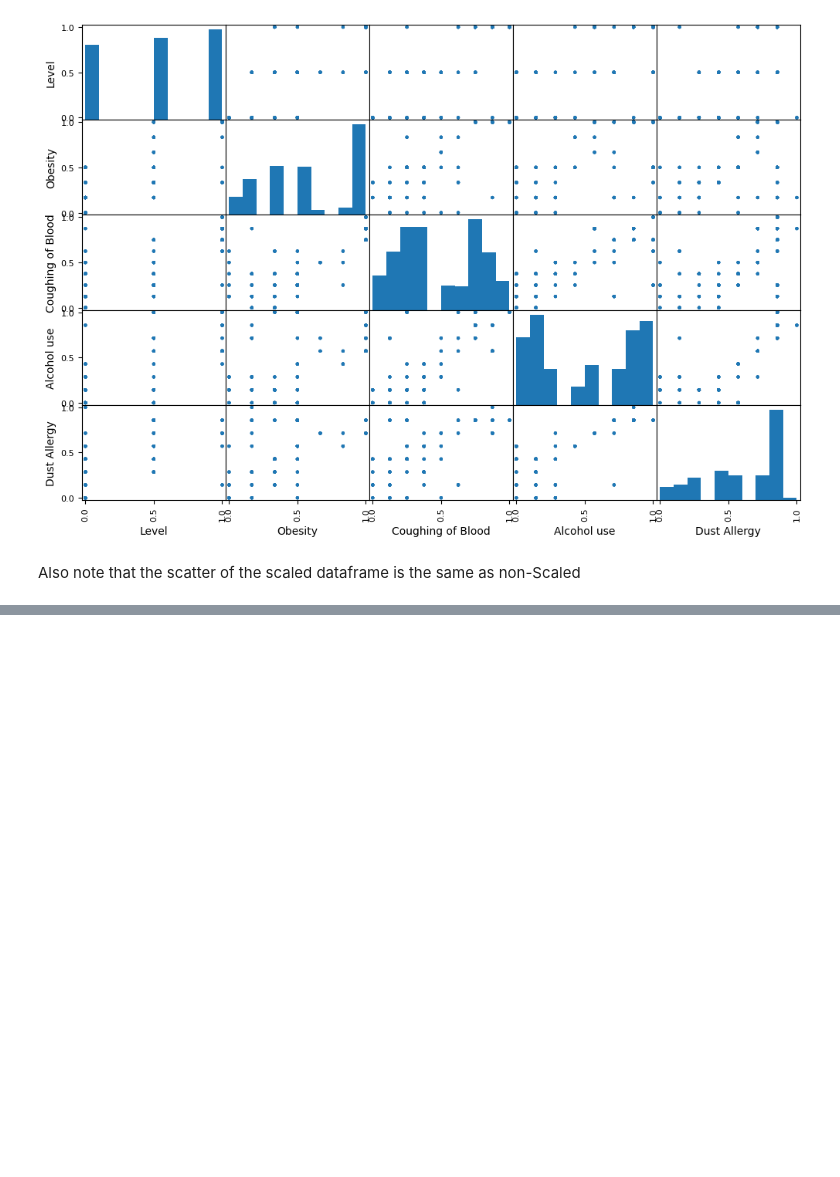
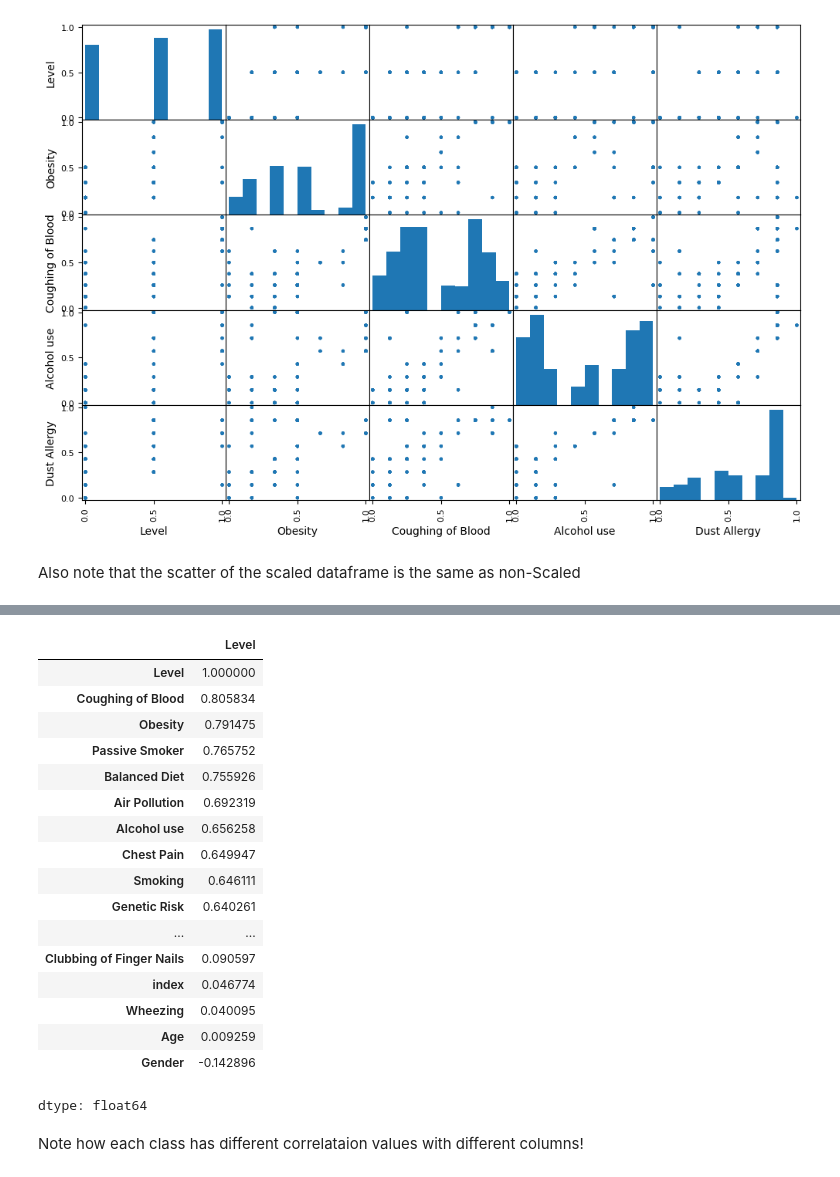
Before and after one commit to mkz4000/F21DL, a Jupyter notebook: Week2.ipynb, the cells around one changed output, grey strips where cells are left out. Saved outputs shown, nothing was run; the diff lists cells and outputs as text; code cells hidden in the pictures; blank space fills up the shorter version.

```diff
--- a/Week2.ipynb
+++ b/Week2.ipynb
@@ -262,0 +317,24 @@ Also note that the scatter of the scaled dataframe is the same as non-Scaled
+# %%
+corr_matrix_high_Class = patientsDf_scaled_high.corr()
+corr_matrix_high_Class["Level"].sort_values(ascending=False)
+# %% [output]
+|  | Level |
+| Level | 1.000000 |
+| Coughing of Blood | 0.805834 |
+| Obesity | 0.791475 |
+| Passive Smoker | 0.765752 |
+| Balanced Diet | 0.755926 |
+| Air Pollution | 0.692319 |
+| Alcohol use | 0.656258 |
+| Chest Pain | 0.649947 |
+| Smoking | 0.646111 |
+| Genetic Risk | 0.640261 |
+| ... | ... |
+| Clubbing of Finger Nails | 0.090597 |
+| index | 0.046774 |
+| Wheezing | 0.040095 |
+| Age | 0.009259 |
+| Gender | -0.142896 |
+dtype: float64
+# %% [markdown]
+Note how each class has different correlataion values with different columns!
```
Also changed, not shown: parts of 2 cells of this notebook.
